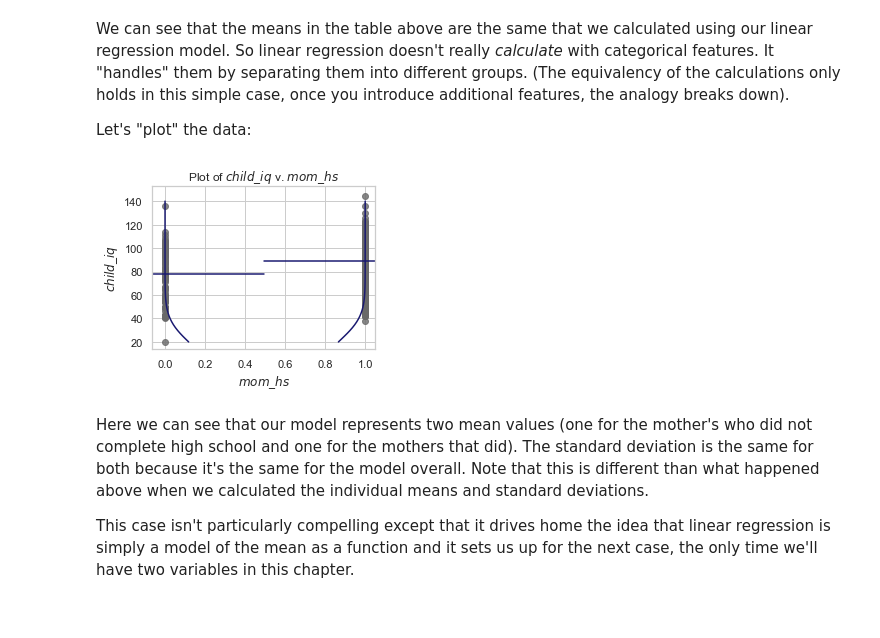
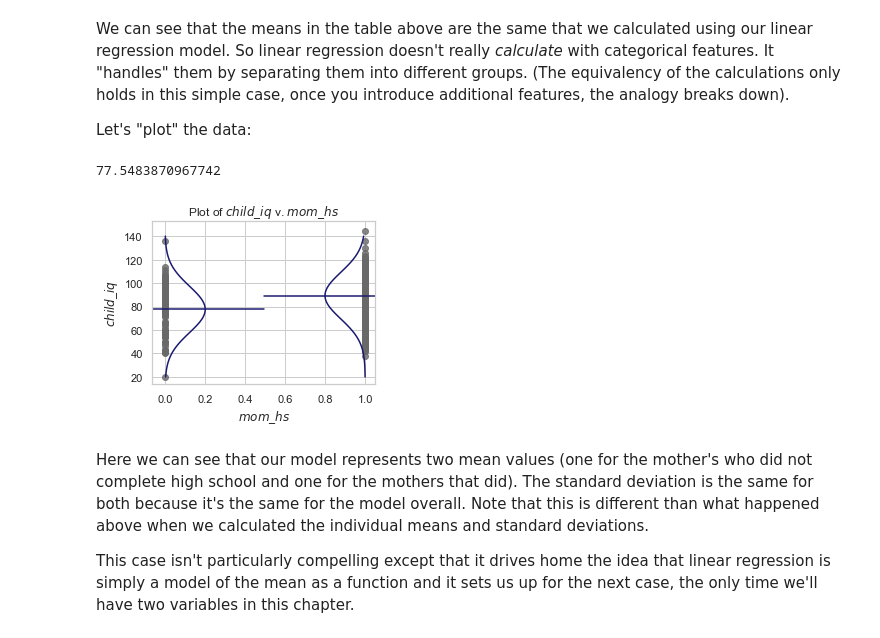
Before and after one commit to topseer/APL_Great, a Jupyter notebook: fundamentals_2018.9/linear/linear.ipynb, the cells around one changed output. Saved outputs shown, nothing was run; the diff lists cells and outputs as text; code cells hidden in the pictures.

```diff
--- a/fundamentals_2018.9/linear/linear.ipynb
+++ b/fundamentals_2018.9/linear/linear.ipynb
@@ -527,32 +527,33 @@ Let's "plot" the data:
 # %%
 figure = plt.figure(figsize=(4,3))
 
 beta = result2[ "coefficients"]
 
 axes = figure.add_subplot(1, 1, 1)
 axes.scatter([0] * child_iq[child_iq.mom_hs == 0].child_iq.size, child_iq[child_iq.mom_hs == 0].child_iq, color="dimgray", alpha=0.8)
 axes.axhline(beta[0], xmax=0.5,color="midnightblue")
 
 axes.scatter([1] * child_iq[child_iq.mom_hs == 1].child_iq.size, child_iq[child_iq.mom_hs == 1].child_iq, color="dimgray", alpha=0.8)
 axes.axhline(beta[0] + beta[1], xmin=0.5, color="midnightblue")
 
 ys = np.linspace(20, 140)
-xs = [stats.norm.pdf( k, loc=betas[0], scale=result2["sigma"]) * 10 for k in ys]
+xs = [stats.norm.pdf( k, loc=beta[0], scale=result2["sigma"]) * 10 for k in ys]
 axes.plot( xs, ys, color="midnightblue")
-
+print(beta[0])
 ys = np.linspace(20, 140)
-xs = [1.0 - stats.norm.pdf( k, loc=betas[0] + betas[1], scale=result2["sigma"]) * 10 for k in ys]
+xs = [1.0 - stats.norm.pdf( k, loc=beta[0] + beta[1], scale=result2["sigma"]) * 10 for k in ys]
 axes.plot( xs, ys, color="midnightblue")
 
 
 axes.set_ylabel(r"$child\_iq$")
 axes.set_xlabel(r"$mom\_hs$")
 axes.set_title(r"Plot of $child\_iq$ v. $mom\_hs$")
 
 plt.show()
 plt.close()
 # %% [output]
+77.5483870967742
-[figure, old version]
+[figure, new version]
 # %% [markdown]
 Here we can see that our model represents two mean values (one for the mother's who did not complete high school and one for the mothers that did). The standard deviation is the same for both because it's the same for the model overall. Note that this is different than what happened above when we calculated the individual means and standard deviations.
 
```
Also changed, not shown: parts of 8 cells of this notebook, 8 other files.
